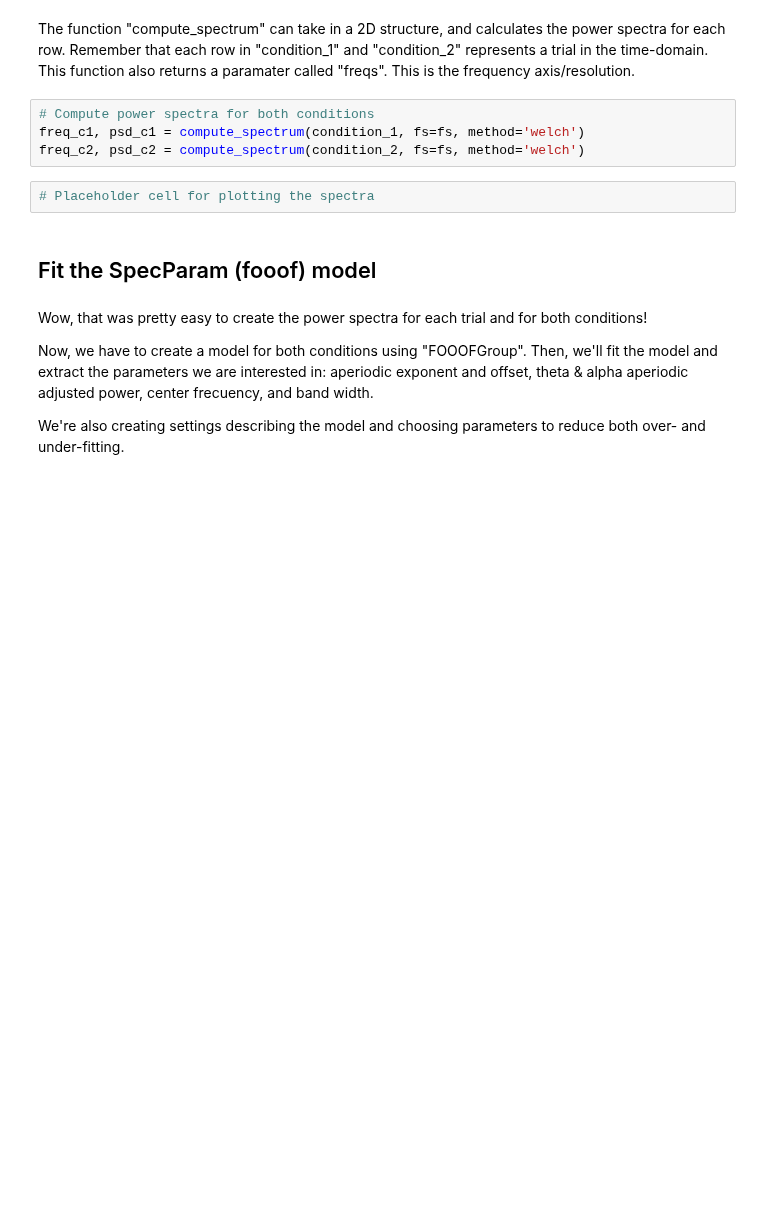
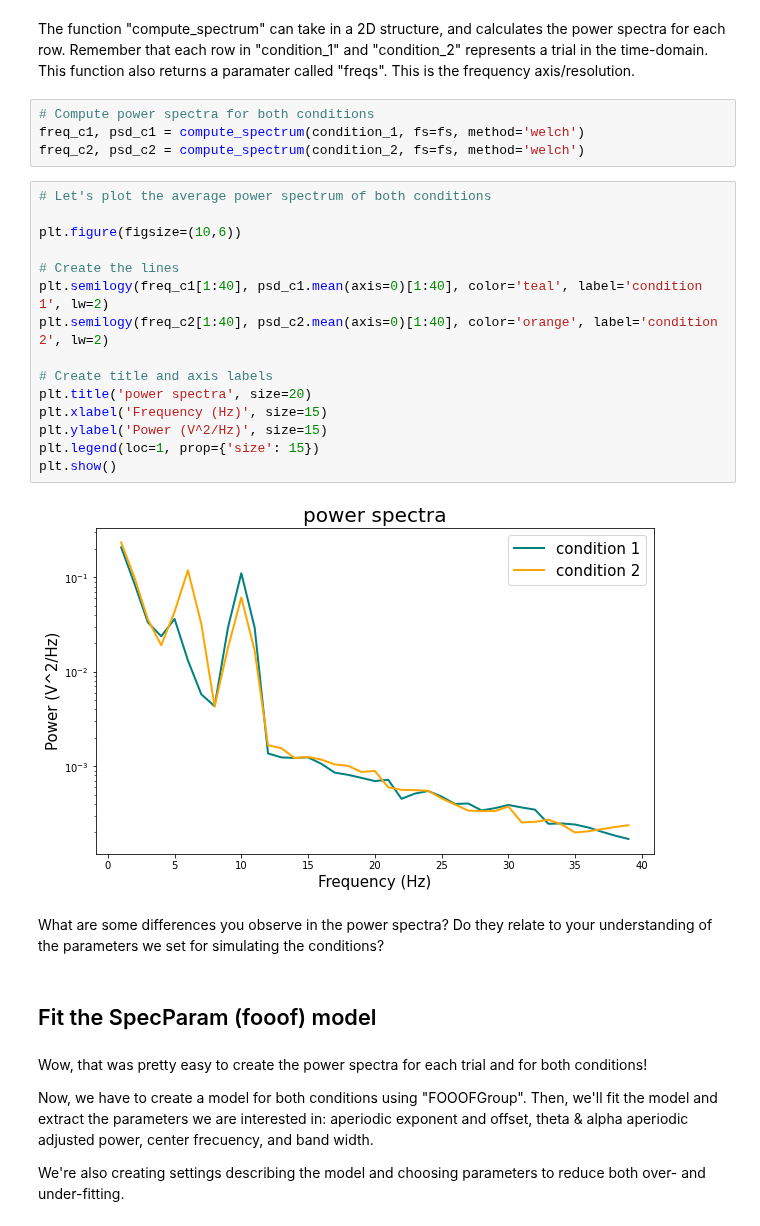
Before and after one commit to voytekresearch/spr, a Jupyter notebook: specparam_01-SimData.ipynb, the cells around one changed output. Cells and saved outputs as stored; diff of their text form; blank space fills up the shorter version.

```diff
--- a/specparam_01-SimData.ipynb
+++ b/specparam_01-SimData.ipynb
@@ -144,8 +146,25 @@ This function also returns a paramater called "freqs". This is the frequency axi
 # Compute power spectra for both conditions
 freq_c1, psd_c1 = compute_spectrum(condition_1, fs=fs, method='welch')
 freq_c2, psd_c2 = compute_spectrum(condition_2, fs=fs, method='welch')
-# %%
-# Placeholder cell for plotting the spectra
+# %%
+# Let's plot the average power spectrum of both conditions
+
+plt.figure(figsize=(10,6))
+
+# Create the lines
+plt.semilogy(freq_c1[1:40], psd_c1.mean(axis=0)[1:40], color='teal', label='condition 1', lw=2)
+plt.semilogy(freq_c2[1:40], psd_c2.mean(axis=0)[1:40], color='orange', label='condition 2', lw=2)
+
+# Create title and axis labels
+plt.title('power spectra', size=20)
+plt.xlabel('Frequency (Hz)', size=15)
+plt.ylabel('Power (V^2/Hz)', size=15)
+plt.legend(loc=1, prop={'size': 15})
+plt.show()
+# %% [output]
+[figure, added]
+# %% [markdown]
+What are some differences you observe in the power spectra? Do they relate to your understanding of the parameters we set for simulating the conditions?
 # %% [markdown]
 ## Fit the SpecParam (fooof) model
 # %% [markdown]
```
Also changed, not shown: parts of 23 cells of this notebook.
